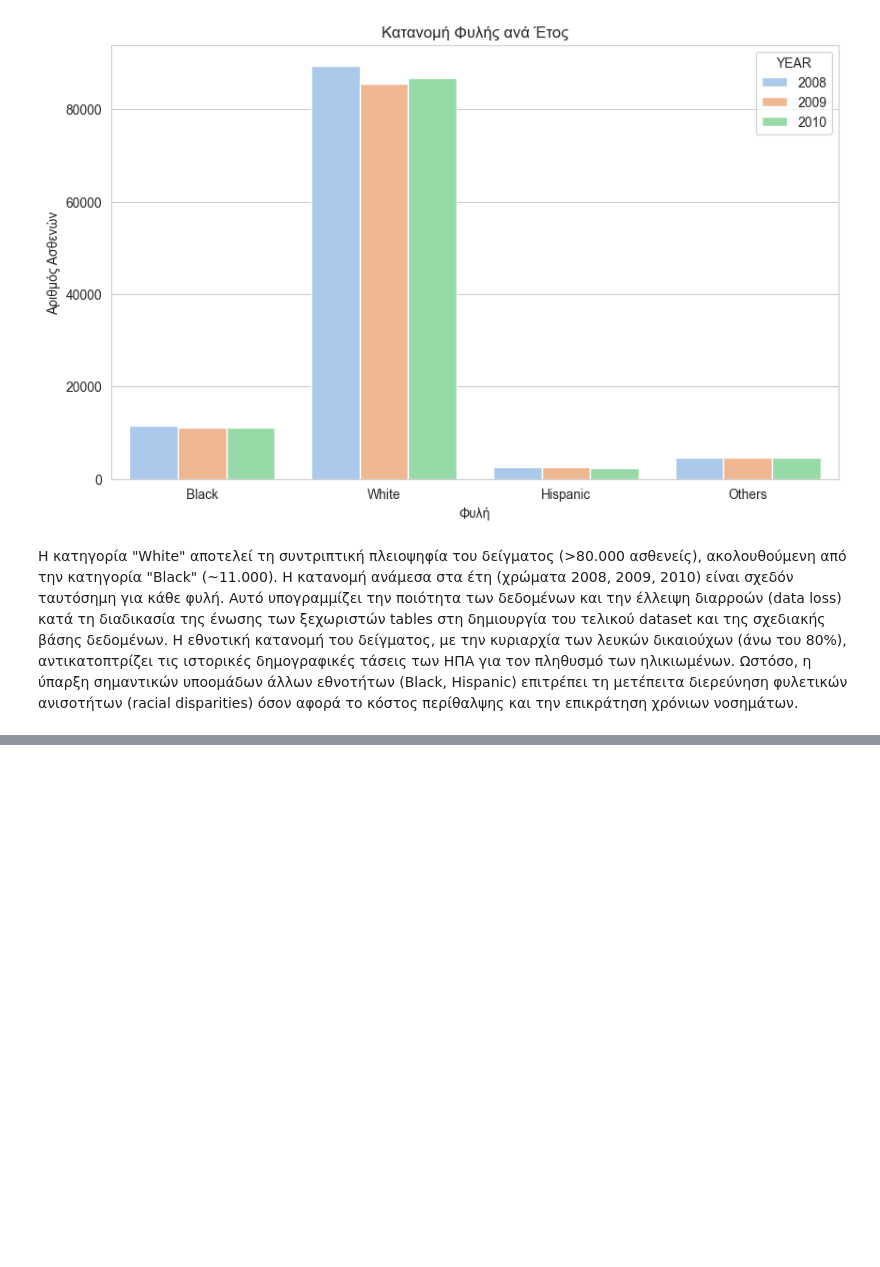
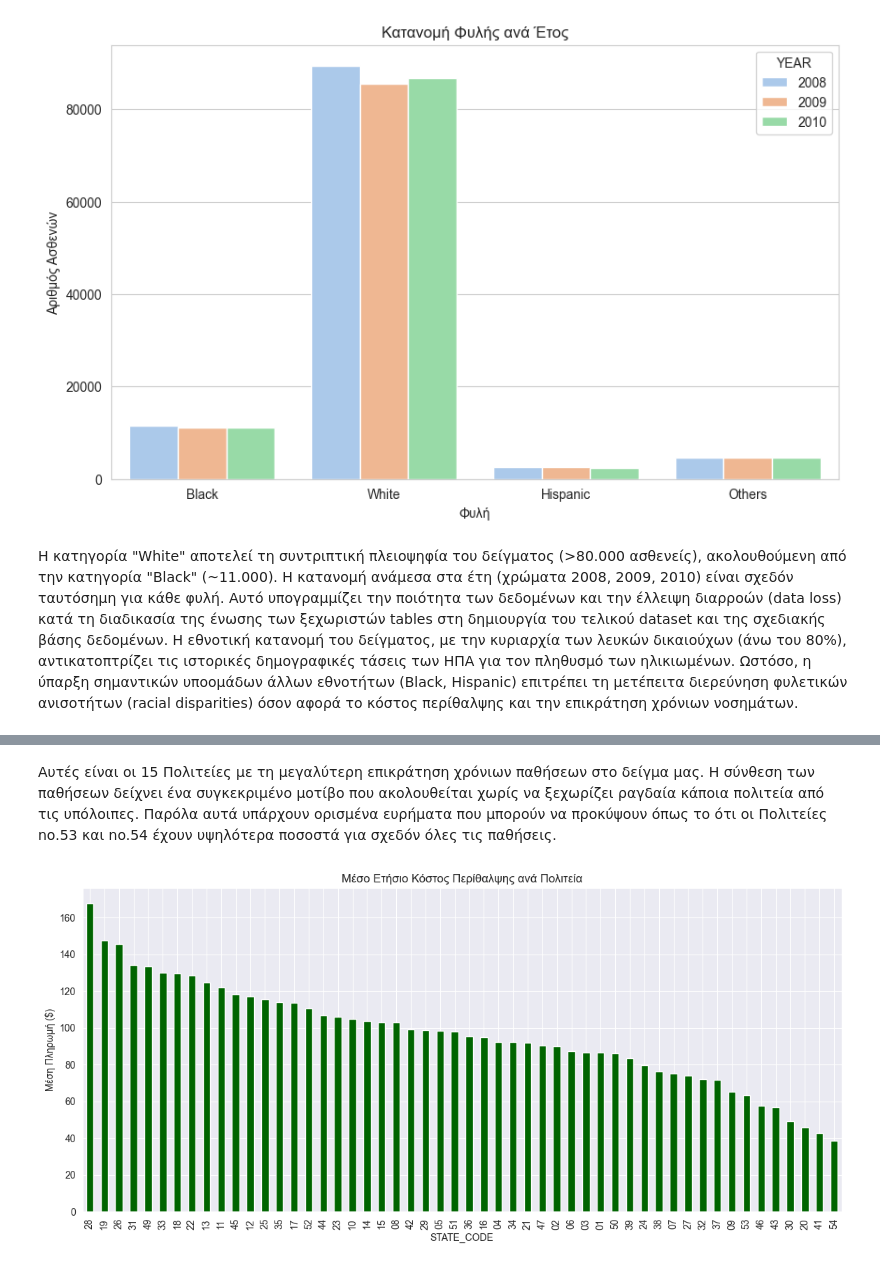
Before and after one commit to ClassiKaL1/medicare-data-mining, a Jupyter notebook: notebooks/Exploratory_Data_Analysis_and_Trends_2008_2010.ipynb, the cells around one changed output, grey strips where cells are left out. Cells and saved outputs as stored; diff of their text form; code cells hidden in the pictures; blank space fills up the shorter version.

```diff
--- a/notebooks/Exploratory_Data_Analysis_and_Trends_2008_2010.ipynb
+++ b/notebooks/Exploratory_Data_Analysis_and_Trends_2008_2010.ipynb
@@ -90,14 +108,26 @@ memory usage: 65.2 MB
 # %% [markdown]
 Replace numeric values 1 (for yes) and 2 (for no) with binary 1 and 0 respectively for the chronic condition columns. This will make it easier to analyze the presence or absence of these conditions.
 # %%
-df['ALZHEIMERS_DISEASE']       = df['ALZHEIMERS_DISEASE'].replace(2, 0)
-df['DIABETES']                 = df['DIABETES'].replace(2, 0)
-df['CONGESTIVE_HEART_FAILURE'] = df['CONGESTIVE_HEART_FAILURE'].replace(2, 0)
-df['CHRONIC_KIDNEY_DISEASE']   = df['CHRONIC_KIDNEY_DISEASE'].replace(2, 0)
-df['CANCER']                   = df['CANCER'].replace(2, 0)
-df['COPD']                     = df['COPD'].replace(2, 0)
-df['DEPRESSION']               = df['DEPRESSION'].replace(2, 0)
-df['ISCHEMIC_HEART_DISEASE']   = df['ISCHEMIC_HEART_DISEASE'].replace(2, 0)
-df['OSTEOPOROSIS']             = df['OSTEOPOROSIS'].replace(2, 0)
-df['RHEUMATOID_ARTHRITIS_OA']  = df['RHEUMATOID_ARTHRITIS_OA'].replace(2, 0)
-df['STROKE']                   = df['STROKE'].replace(2, 0)
+disease_cols = ['ALZHEIMERS_DISEASE',
+                'CONGESTIVE_HEART_FAILURE',
+                'CHRONIC_KIDNEY_DISEASE',
+                'CANCER',
+                'COPD',
+                'DEPRESSION',
+                'DIABETES',
+                'ISCHEMIC_HEART_DISEASE',
+                'OSTEOPOROSIS',
+                'RHEUMATOID_ARTHRITIS_OA',
+                'STROKE']
+
+for col in disease_cols:
+    df[col] = df[col].replace(2, 0)
+
+# Δημιουργία του DISEASE_COUNT που μετράει πόσες από τις 11 παθήσεις έχει κάθε ασθενής αφού αλλάξαμε τις τιμές σε 0 και 1
+df['DISEASE_COUNT'] = df[disease_cols].sum(axis=1)
+
+# Επιβεβαίωση
+print("Έλεγχος τιμών :")
+# Για παράδειγμα, δείξε μου τις μοναδικές τιμές για κάθε στήλη των παθήσεων
+for col in disease_cols:
+    print(f"Μοναδικές τιμές στη στήλη {col}: {df[col].unique()}")
@@ -243,0 +348,12 @@ plt.show()
+# %% [markdown]
+Αυτές είναι οι 15 Πολιτείες με τη μεγαλύτερη επικράτηση χρόνιων παθήσεων στο δείγμα μας. Η σύνθεση των παθήσεων δείχνει ένα συγκεκριμένο μοτίβο που ακολουθείται χωρίς να ξεχωρίζει ραγδαία κάποια πολιτεία από τις υπόλοιπες. Παρόλα αυτά υπάρχουν ορισμένα ευρήματα που μπορούν να προκύψουν όπως το ότι οι Πολιτείες no.53 και no.54 έχουν υψηλότερα ποσοστά για σχεδόν όλες τις παθήσεις.
+# %%
+state_cost = df.groupby('STATE_CODE')['TOTAL_PAYMENT'].mean().sort_values(ascending=False)
+
+plt.figure(figsize=(14, 6))
+state_cost.plot(kind='bar', color='darkgreen')
+plt.title('Μέσο Ετήσιο Κόστος Περίθαλψης ανά Πολιτεία')
+plt.ylabel('Μέση Πληρωμή ($)')
+plt.show()
+# %% [output]
+[figure, added]
```
Also changed, not shown: parts of 19 cells of this notebook.
